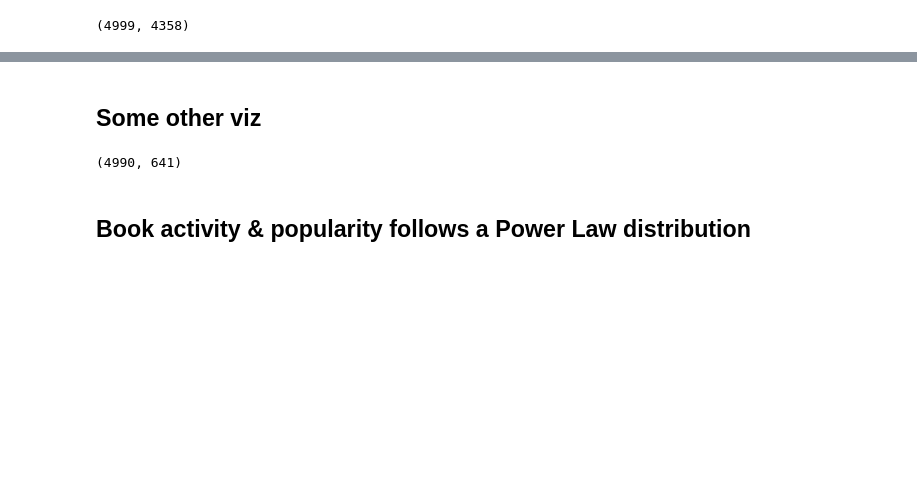
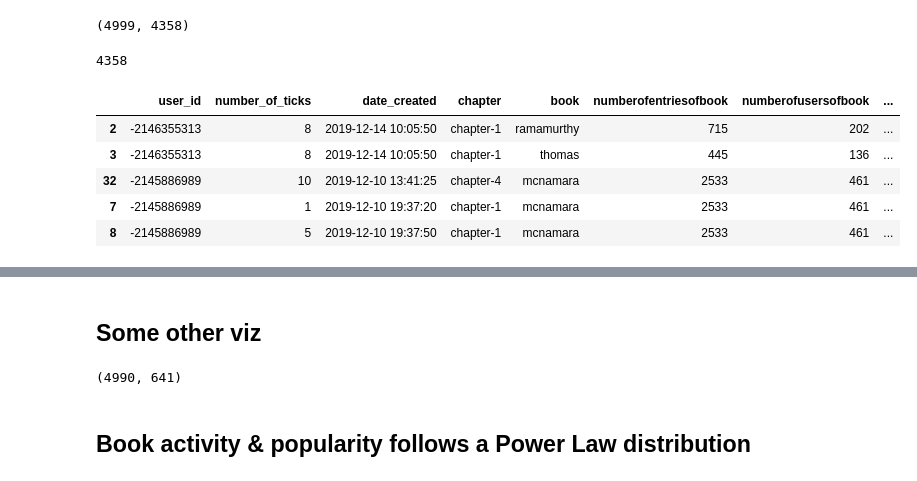
Before and after one commit to wordsmithereens/graph-net-recs, a Jupyter notebook: simple_edge_graph.ipynb, the cells around one changed output, grey strips where cells are left out. Drawn from its saved outputs; the diff is of its cells as text; code cells hidden in the pictures; blank space fills up the shorter version.

Commit message:
correcting edge export

```diff
--- a/simple_edge_graph.ipynb
+++ b/simple_edge_graph.ipynb
@@ -49,4 +51,20 @@ for idx, row in df.sort_values(["user_id", "date_created"]).iterrows():
 len(df), len(edges)
 # %% [output]
 (4999, 4358)
+# %%
+df_edges = df.loc[idxs]
+sources, targets = zip (*edges)
+df_edges['source'] = sources
+df_edges['target'] = targets
+print(len(df_edges))
+df_edges.to_csv('edges.csv', sep='\t', index=False)
+df_edges.head()
+# %% [output]
+4358
+|  | user_id | number_of_ticks | date_created | chapter | book | numberofentriesofbook | numberofusersofbook | ... |
+| 2 | -2146355313 | 8 | 2019-12-14 10:05:50 | chapter-1 | ramamurthy | 715 | 202 | ... |
+| 3 | -2146355313 | 8 | 2019-12-14 10:05:50 | chapter-1 | thomas | 445 | 136 | ... |
+| 32 | -2145886989 | 10 | 2019-12-10 13:41:25 | chapter-4 | mcnamara | 2533 | 461 | ... |
+| 7 | -2145886989 | 1 | 2019-12-10 19:37:20 | chapter-1 | mcnamara | 2533 | 461 | ... |
+| 8 | -2145886989 | 5 | 2019-12-10 19:37:50 | chapter-1 | mcnamara | 2533 | 461 | ... |
 # %%
```
Also changed, not shown: parts of 12 cells of this notebook.
